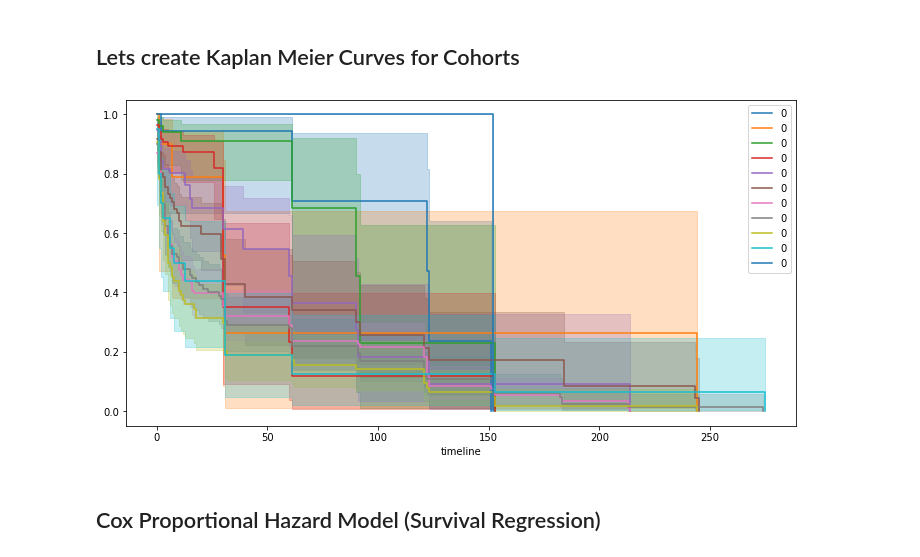
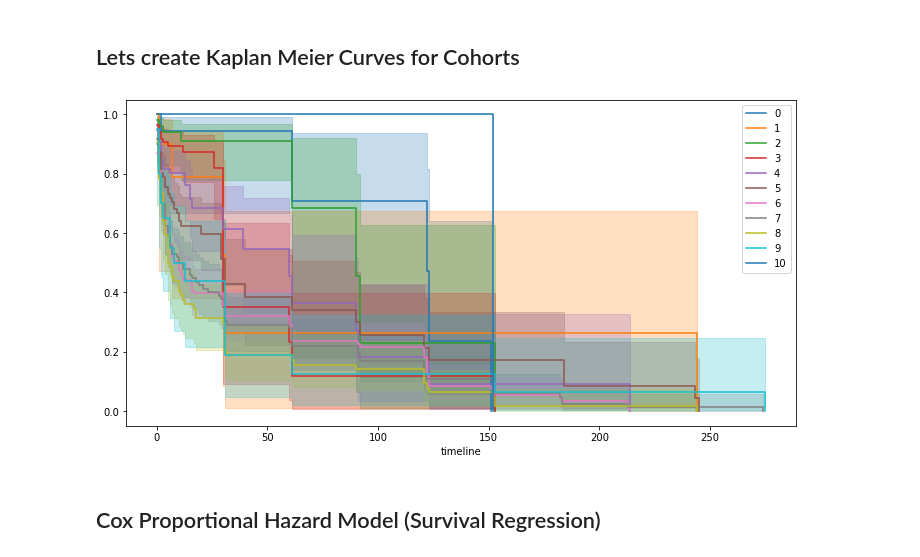
Before and after one commit to programmer-ethan/Capstone_Covid19, a Jupyter notebook: src_v4.ipynb, the cells around one changed output. Cells and saved outputs as stored; diff of their text form; code cells hidden in the pictures.

```diff
--- a/src_v4.ipynb
+++ b/src_v4.ipynb
@@ -331,44 +331,44 @@ E = filtered['outcome']      ## event occurred or censored
 
 
 groups = filtered['age_group']            ## Create the cohorts from the 'Contract' column
 ix0 = (groups == 0)
 ix1 = (groups == 1)   ## Cohort 1
 ix2 = (groups == 2)         ## Cohort 2
 ix3 = (groups == 3)         ## Cohort 3
 ix4 = (groups == 4)
 ix5 = (groups == 5)
 ix6 = (groups == 6)
 ix7 = (groups == 7)
 ix8 = (groups == 8)
 ix9 = (groups == 9)
 ix10 = (groups == 10)
 
 
 
 kmf.fit(T[ix0], E[ix0], label=0)    ## fit the cohort 1 data
 ax = kmf.plot()
-kmf.fit(T[ix1], E[ix1], label=0)    ## fit the cohort 1 data
+kmf.fit(T[ix1], E[ix1], label=1)    ## fit the cohort 1 data
 ax1 = kmf.plot(ax=ax)
-kmf.fit(T[ix2], E[ix2], label=0)    ## fit the cohort 1 data
+kmf.fit(T[ix2], E[ix2], label=2)    ## fit the cohort 1 data
 ax2 = kmf.plot(ax=ax1)
-kmf.fit(T[ix3], E[ix3], label=0)    ## fit the cohort 1 data
+kmf.fit(T[ix3], E[ix3], label=3)    ## fit the cohort 1 data
 ax3 = kmf.plot(ax=ax2)
-kmf.fit(T[ix4], E[ix4], label=0)    ## fit the cohort 1 data
+kmf.fit(T[ix4], E[ix4], label=4)    ## fit the cohort 1 data
 ax4 = kmf.plot(ax=ax3)
-kmf.fit(T[ix5], E[ix5], label=0)    ## fit the cohort 1 data
+kmf.fit(T[ix5], E[ix5], label=5)    ## fit the cohort 1 data
 ax5 = kmf.plot(ax=ax4)
-kmf.fit(T[ix6], E[ix6], label=0)    ## fit the cohort 1 data
+kmf.fit(T[ix6], E[ix6], label=6)    ## fit the cohort 1 data
 ax6 = kmf.plot(ax=ax5)
-kmf.fit(T[ix7], E[ix7], label=0)    ## fit the cohort 1 data
+kmf.fit(T[ix7], E[ix7], label=7)    ## fit the cohort 1 data
 ax7 = kmf.plot(ax=ax6)
-kmf.fit(T[ix8], E[ix8], label=0)    ## fit the cohort 1 data
+kmf.fit(T[ix8], E[ix8], label=8)    ## fit the cohort 1 data
 ax8 = kmf.plot(ax=ax7)
-kmf.fit(T[ix9], E[ix9], label=0)    ## fit the cohort 1 data
+kmf.fit(T[ix9], E[ix9], label=9)    ## fit the cohort 1 data
 ax9 = kmf.plot(ax=ax8)
-kmf.fit(T[ix10], E[ix10], label=0)    ## fit the cohort 1 data
+kmf.fit(T[ix10], E[ix10], label=10)    ## fit the cohort 1 data
 ax10 = kmf.plot(ax=ax9)
 # %% [output]
-[figure, old version]
+[figure, new version]
 # %% [markdown]
 ## Cox Proportional Hazard Model (Survival Regression)
 # %%
```
Also changed, not shown: parts of 7 cells of this notebook.
